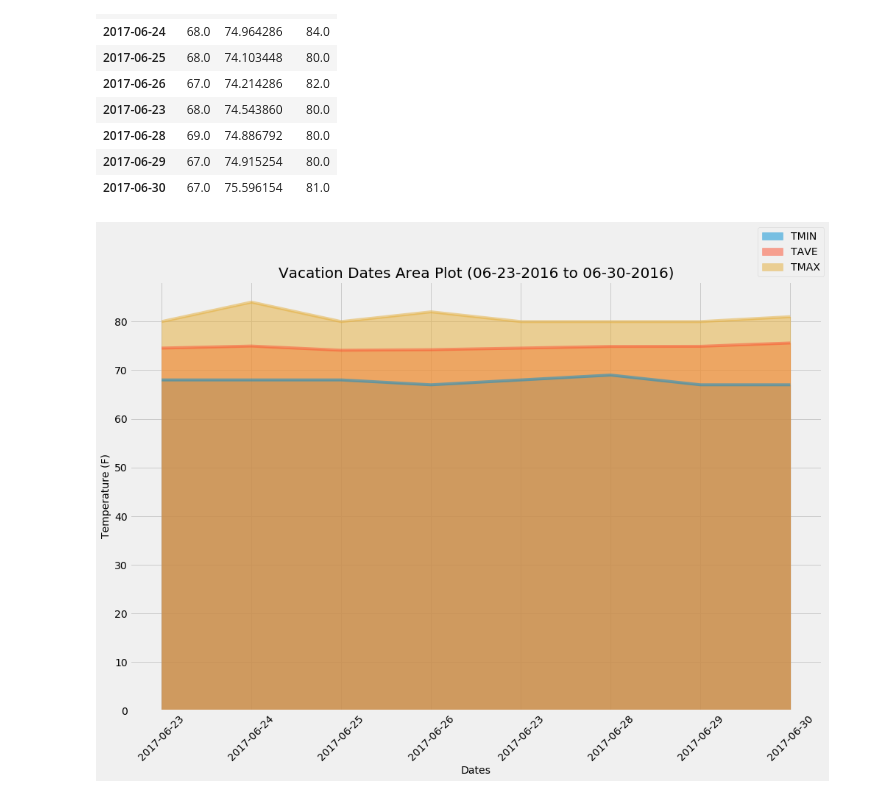
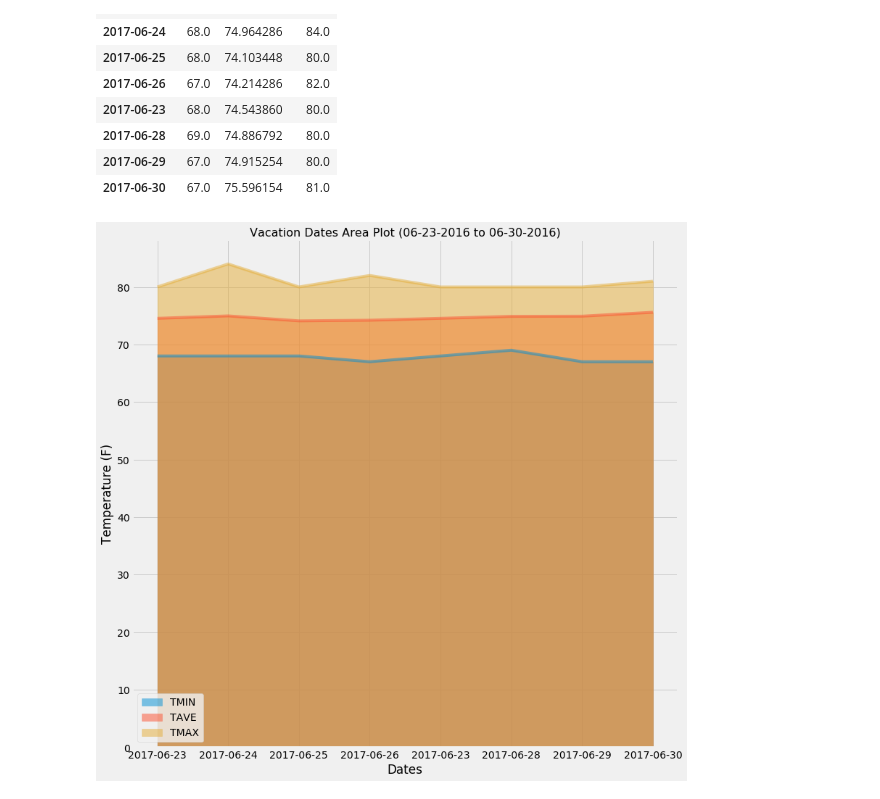
Before and after one commit to Nicole1701/climate-analysis-sqlalchemy, a Jupyter notebook: climate.ipynb, the cells around one changed output. Drawn from its saved outputs; the diff is of its cells as text; code cells hidden in the pictures.

```diff
--- a/climate.ipynb
+++ b/climate.ipynb
@@ -384,19 +338,16 @@ normals_df
 | 2017-06-30 | 67.0 | 75.596154 | 81.0 |
 # %%
 # Plot the daily normals as an area plot with `stacked=False`
-ax = normals_df.plot.area(stacked=False)
+ax = normals_df.plot.area(stacked=False, figsize=(12, 12))
 
 # Format chart
-ax.set_title('Vacation Dates Area Plot (06-23-2016 to 06-30-2016)', fontsize = 20)
-ax.set_ylabel('Temperature (F)', fontsize = 14)
-ax.set_xlabel('Dates', fontsize = 14)
-plt.xticks(rotation=45)
-plt.rcParams["figure.figsize"] = [10,10]
-plt.legend(bbox_to_anchor=(.9,1), fontsize=14)
+ax.set_title('Vacation Dates Area Plot (06-23-2016 to 06-30-2016)', fontsize = 16)
+ax.set_ylabel('Temperature (F)')
+ax.set_xlabel('Dates')
 
 # Save image
 plt.savefig("images/area_plot.png")
 
 plt.show()
 # %% [output]
-[figure, old version]
+[figure, new version]
```
Also changed, not shown: parts of 7 cells of this notebook, 2 other files.
